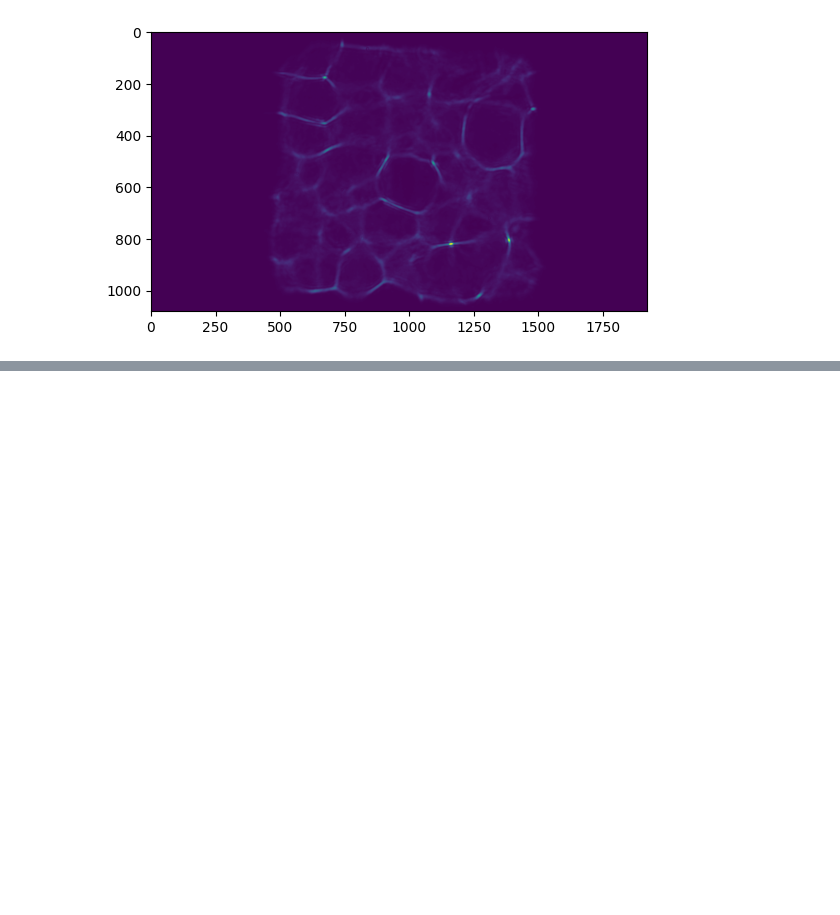
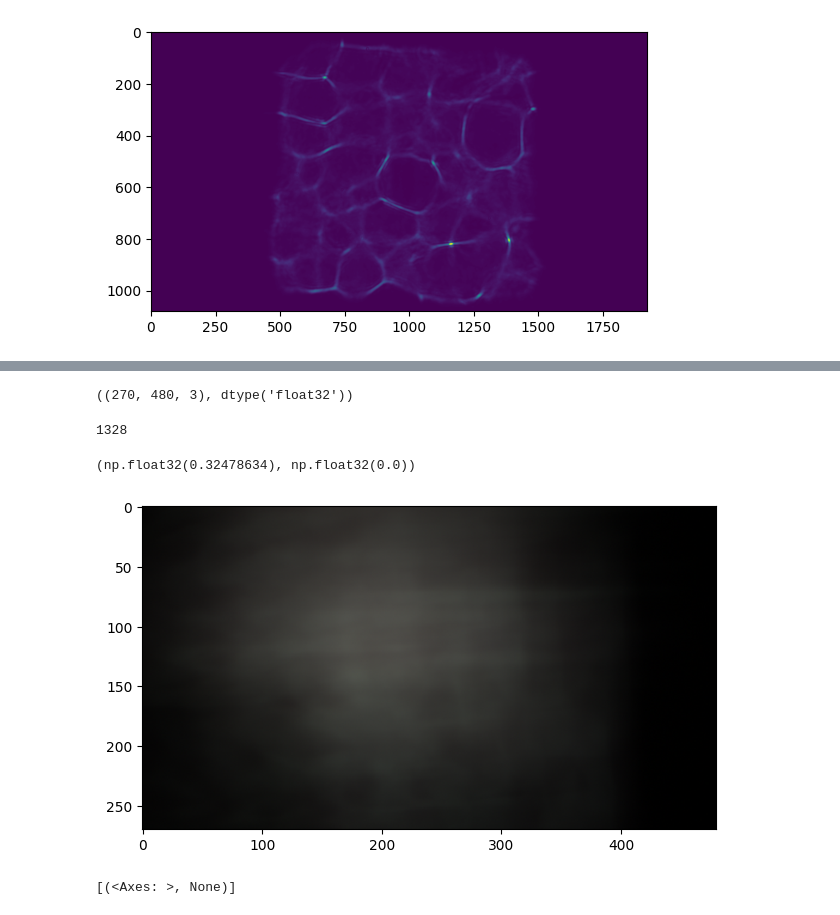
Before and after one commit to gevana/PhoCoLens, a Jupyter notebook: SVDeconv/test_weiner.ipynb, the cells around one changed output, grey strips where cells are left out. Cells and saved outputs as stored; diff of their text form; code cells hidden in the pictures; blank space fills up the shorter version.

```diff
--- a/SVDeconv/test_weiner.ipynb
+++ b/SVDeconv/test_weiner.ipynb
@@ -293,0 +315,27 @@ plt.imshow(psf_pho[...,0])
+# %%
+import numpy as np
+import cv2
+from PIL import Image
+#dPath = '/mnt/c/dev/lensless/diffuser_data/diffuser_images/im98.jpg.tiff'
+#dPath = '/mnt/c/Users/nadav.geva/scp/from_ido3/im7.tiff'
+dPath = '/mnt/c/Users/nadav.geva/scp/from_ido3/0.tiff'
+
+#I = np.array(Image.open(dPath))
+I = cv2.imread(dPath, -1).astype(np.float32)/4095.
+# %%
+I.shape,I.dtype
+# %% [output]
+((270, 480, 3), dtype('float32'))
+# %%
+len(np.unique(I))
+# %% [output]
+1328
+# %%
+I.max(),I.min()
+# %% [output]
+(np.float32(0.32478634), np.float32(0.0))
+# %%
+myim(I)
+# %% [output]
+[figure, added]
+[(<Axes: >, None)]
```
Also changed, not shown: parts of 13 cells of this notebook, 1 other file.
